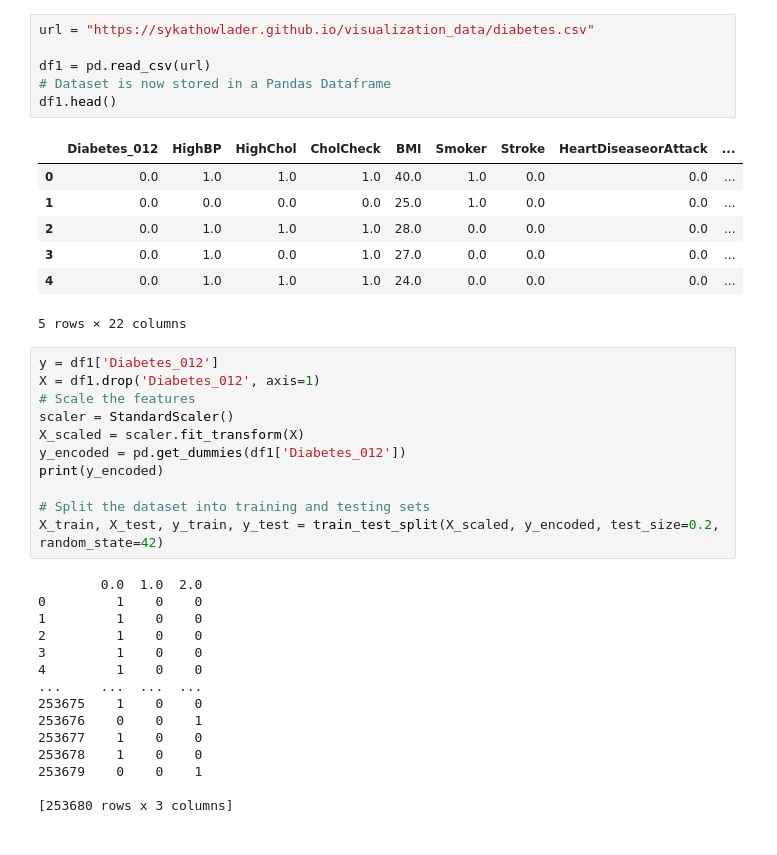
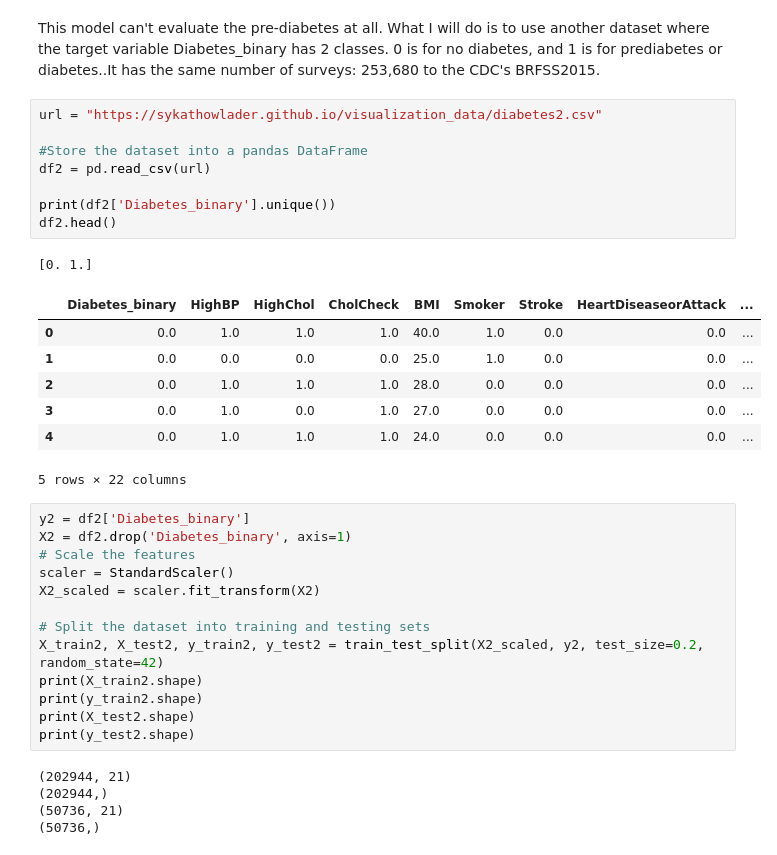
Before and after one commit to sykathowlader/group6_introToAi, a Jupyter notebook: neural_network.ipynb, the cells around one changed output. Saved outputs shown, nothing was run; the diff lists cells and outputs as text.

```diff
--- a/neural_network.ipynb
+++ b/neural_network.ipynb
@@ -22,40 +130,37 @@ from tensorflow.keras.layers import Dense
+# %% [markdown]
+This model can't evaluate the pre-diabetes at all. What I will do is to use another dataset where the target variable Diabetes_binary has 2 classes. 0 is for no diabetes, and 1 is for prediabetes or diabetes..It has the same number of surveys: 253,680 to the CDC's BRFSS2015.
 # %%
-url = "https://sykathowlader.github.io/visualization_data/diabetes.csv"
+url = "https://sykathowlader.github.io/visualization_data/diabetes2.csv"
 
-df1 = pd.read_csv(url)
-# Dataset is now stored in a Pandas Dataframe
-df1.head()
+#Store the dataset into a pandas DataFrame
+df2 = pd.read_csv(url)
+
+print(df2['Diabetes_binary'].unique())
+df2.head()
 # %% [output]
+[0. 1.]
-|  | Diabetes_012 | HighBP | HighChol | CholCheck | BMI | Smoker | Stroke | HeartDiseaseorAttack | ... |
+|  | Diabetes_binary | HighBP | HighChol | CholCheck | BMI | Smoker | Stroke | HeartDiseaseorAttack | ... |
 | 0 | 0.0 | 1.0 | 1.0 | 1.0 | 40.0 | 1.0 | 0.0 | 0.0 | ... |
 | 1 | 0.0 | 0.0 | 0.0 | 0.0 | 25.0 | 1.0 | 0.0 | 0.0 | ... |
 | 2 | 0.0 | 1.0 | 1.0 | 1.0 | 28.0 | 0.0 | 0.0 | 0.0 | ... |
 | 3 | 0.0 | 1.0 | 0.0 | 1.0 | 27.0 | 0.0 | 0.0 | 0.0 | ... |
 | 4 | 0.0 | 1.0 | 1.0 | 1.0 | 24.0 | 0.0 | 0.0 | 0.0 | ... |
-5 rows × 22 columns
+5 rows × 22 columns
 # %%
-y = df1['Diabetes_012']
-X = df1.drop('Diabetes_012', axis=1)
+y2 = df2['Diabetes_binary']
+X2 = df2.drop('Diabetes_binary', axis=1)
 # Scale the features
 scaler = StandardScaler()
-X_scaled = scaler.fit_transform(X)
-y_encoded = pd.get_dummies(df1['Diabetes_012'])
-print(y_encoded)
+X2_scaled = scaler.fit_transform(X2)
 
 # Split the dataset into training and testing sets
-X_train, X_test, y_train, y_test = train_test_split(X_scaled, y_encoded, test_size=0.2, random_state=42)
+X_train2, X_test2, y_train2, y_test2 = train_test_split(X2_scaled, y2, test_size=0.2, random_state=42)
+print(X_train2.shape)
+print(y_train2.shape)
+print(X_test2.shape)
+print(y_test2.shape)
 # %% [output]
-        0.0  1.0  2.0
-0         1    0    0
-1         1    0    0
-2         1    0    0
-3         1    0    0
-4         1    0    0
-...     ...  ...  ...
-253675    1    0    0
-253676    0    0    1
-253677    1    0    0
-253678    1    0    0
-253679    0    0    1
-
-[253680 rows x 3 columns]
+(202944, 21)
+(202944,)
+(50736, 21)
+(50736,)
```
Also changed, not shown: parts of 22 cells of this notebook.
